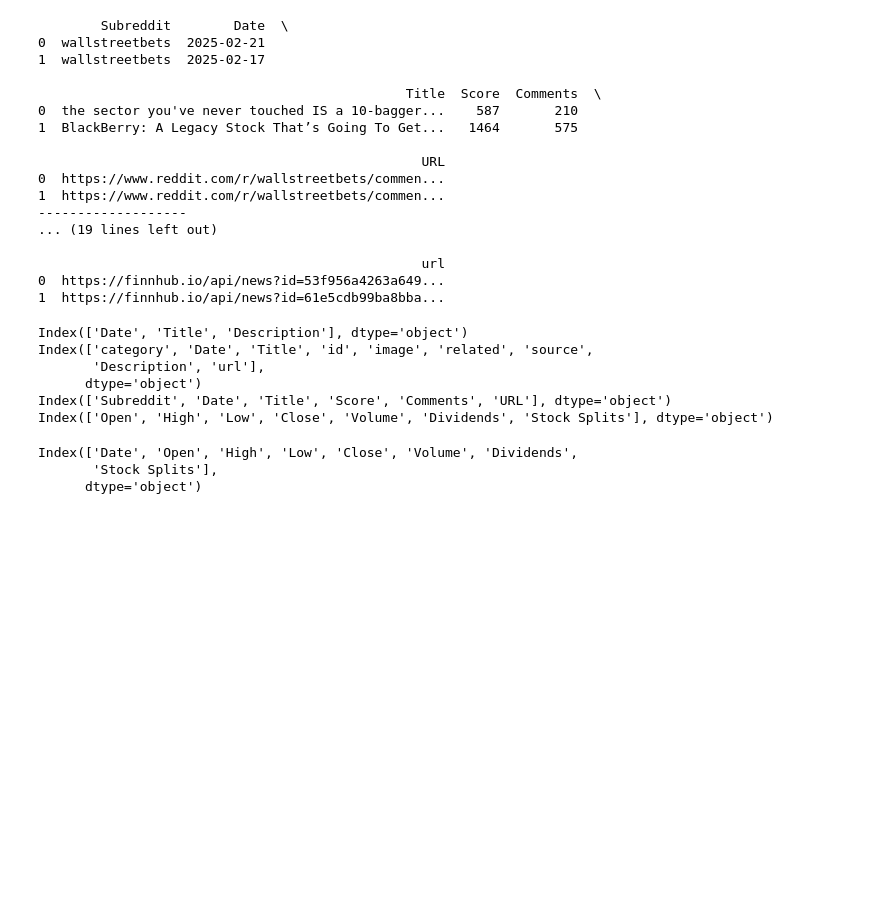
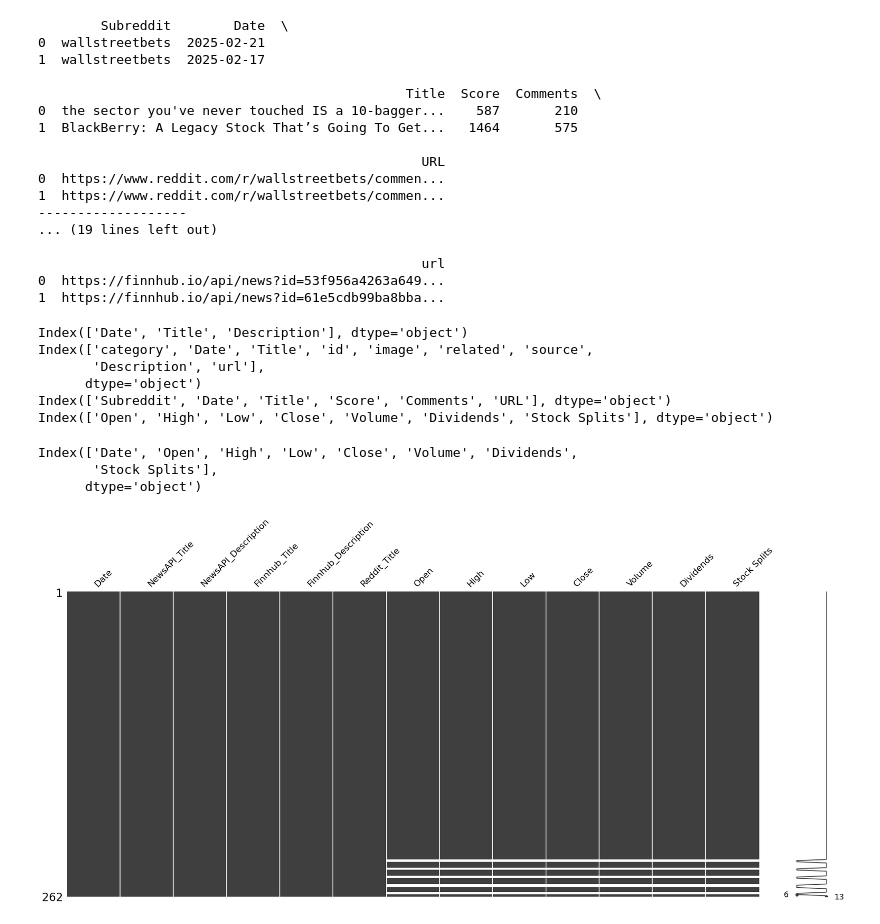
Before and after one commit to sg2083/independent_study, a Jupyter notebook: Sentiment_analysis_26_2_wip.ipynb, the cells around one changed output. Drawn from its saved outputs; the diff is of its cells as text; code cells hidden in the pictures; blank space fills up the shorter version.

```diff
--- a/Sentiment_analysis_26_2_wip.ipynb
+++ b/Sentiment_analysis_26_2_wip.ipynb
@@ -519,3 +519,14 @@ aggregated_df = final_merged_df.groupby("Date").agg({
 
 # Save the cleaned and aggregated dataset
 aggregated_df.to_csv("final_cleaned_data.csv", index=False)
+# %%
+import missingno as msno
+import matplotlib.pyplot as plt
+
+# Assuming 'aggregated_df' is already defined from the previous code
+
+# Create the msno plot
+msno.matrix(aggregated_df)
+plt.show()
+# %% [output]
+[figure, added]
```
